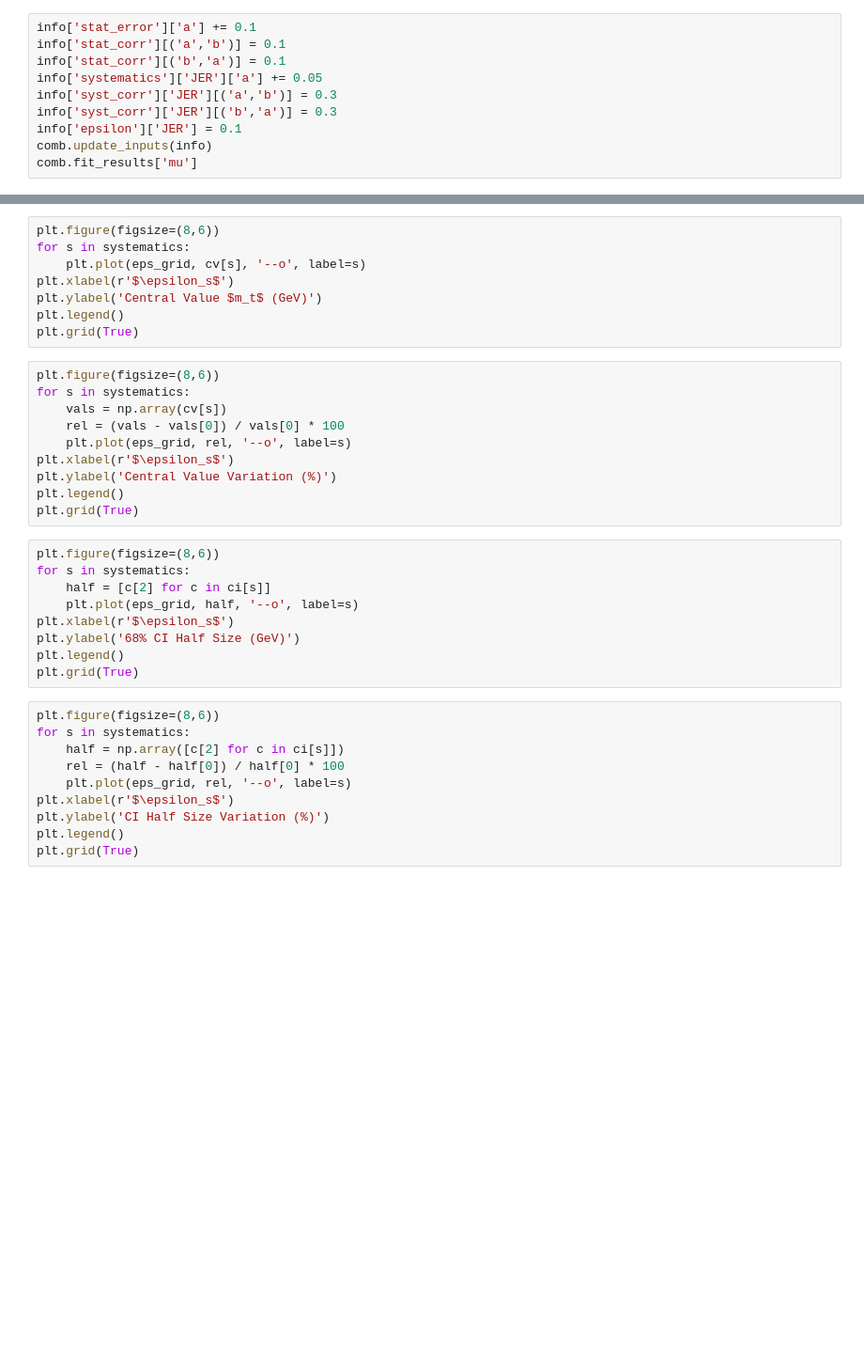
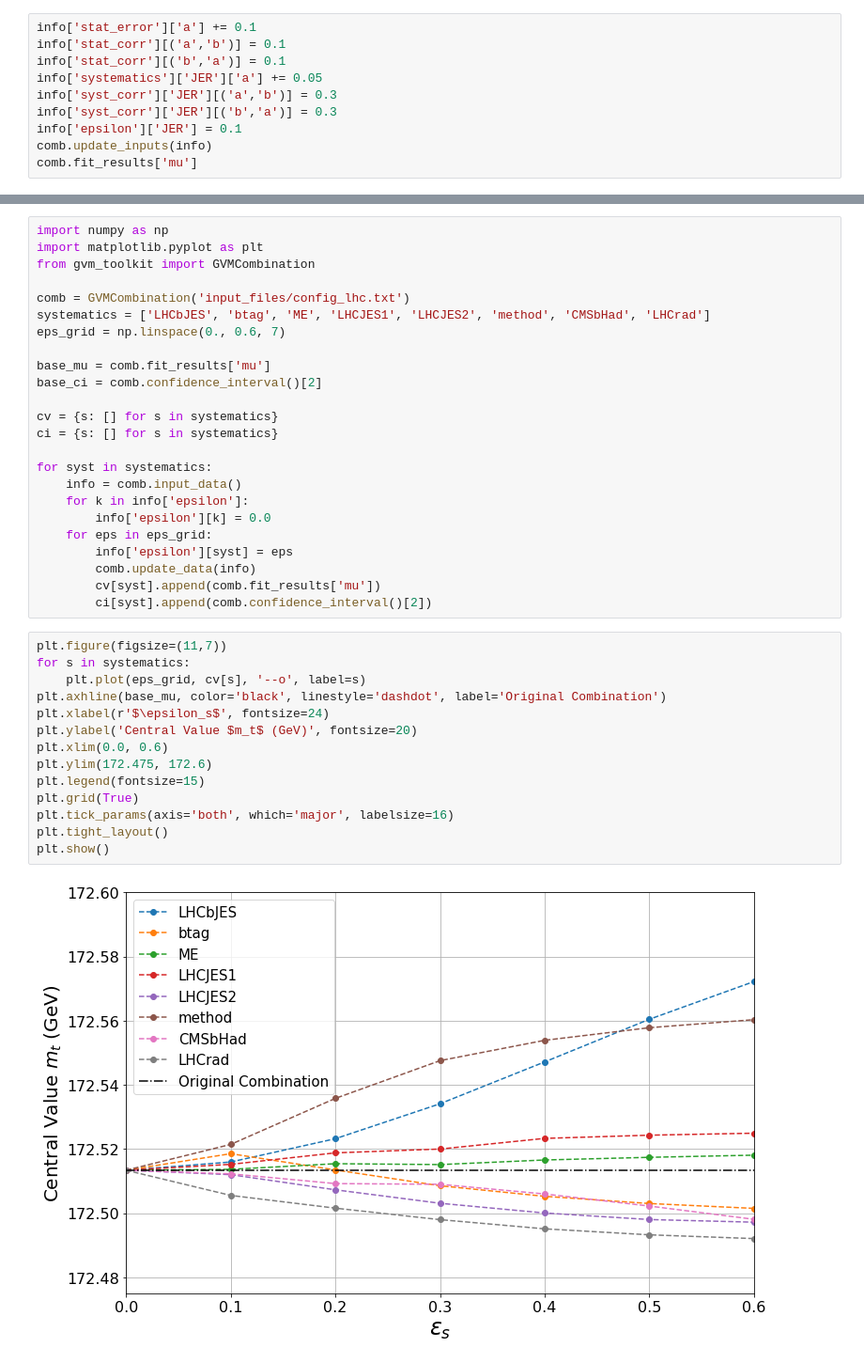
Before and after one commit to EnzoCanonero/GVM-Combinations, a Jupyter notebook: lhc_test.ipynb, the cells around one changed output, grey strips where cells are left out. Shown: that part at 94% size. Saved outputs shown, nothing was run; the diff lists cells and outputs as text; blank space fills up the shorter version.

Commit message:
docs: refine LHC error-on-error scan plots

```diff
--- a/lhc_test.ipynb
+++ b/lhc_test.ipynb
@@ -124,37 +103,40 @@ for syst in systematics:
-# %%
-plt.figure(figsize=(8,6))
-for s in systematics:
-    plt.plot(eps_grid, cv[s], '--o', label=s)
-plt.xlabel(r'$\epsilon_s$')
-plt.ylabel('Central Value $m_t$ (GeV)')
-plt.legend()
-plt.grid(True)
-# %%
-plt.figure(figsize=(8,6))
-for s in systematics:
-    vals = np.array(cv[s])
-    rel = (vals - vals[0]) / vals[0] * 100
-    plt.plot(eps_grid, rel, '--o', label=s)
-plt.xlabel(r'$\epsilon_s$')
-plt.ylabel('Central Value Variation (%)')
-plt.legend()
-plt.grid(True)
-# %%
-plt.figure(figsize=(8,6))
-for s in systematics:
-    half = [c[2] for c in ci[s]]
-    plt.plot(eps_grid, half, '--o', label=s)
-plt.xlabel(r'$\epsilon_s$')
-plt.ylabel('68% CI Half Size (GeV)')
-plt.legend()
-plt.grid(True)
-# %%
-plt.figure(figsize=(8,6))
-for s in systematics:
-    half = np.array([c[2] for c in ci[s]])
-    rel = (half - half[0]) / half[0] * 100
-    plt.plot(eps_grid, rel, '--o', label=s)
-plt.xlabel(r'$\epsilon_s$')
-plt.ylabel('CI Half Size Variation (%)')
-plt.legend()
-plt.grid(True)
+# %%
+import numpy as np
+import matplotlib.pyplot as plt
+from gvm_toolkit import GVMCombination
+
+comb = GVMCombination('input_files/config_lhc.txt')
+systematics = ['LHCbJES', 'btag', 'ME', 'LHCJES1', 'LHCJES2', 'method', 'CMSbHad', 'LHCrad']
+eps_grid = np.linspace(0., 0.6, 7)
+
+base_mu = comb.fit_results['mu']
+base_ci = comb.confidence_interval()[2]
+
+cv = {s: [] for s in systematics}
+ci = {s: [] for s in systematics}
+
+for syst in systematics:
+    info = comb.input_data()
+    for k in info['epsilon']:
+        info['epsilon'][k] = 0.0
+    for eps in eps_grid:
+        info['epsilon'][syst] = eps
+        comb.update_data(info)
+        cv[syst].append(comb.fit_results['mu'])
+        ci[syst].append(comb.confidence_interval()[2])
+# %%
+plt.figure(figsize=(11,7))
+for s in systematics:
+    plt.plot(eps_grid, cv[s], '--o', label=s)
+plt.axhline(base_mu, color='black', linestyle='dashdot', label='Original Combination')
+plt.xlabel(r'$\epsilon_s$', fontsize=24)
+plt.ylabel('Central Value $m_t$ (GeV)', fontsize=20)
+plt.xlim(0.0, 0.6)
+plt.ylim(172.475, 172.6)
+plt.legend(fontsize=15)
+plt.grid(True)
+plt.tick_params(axis='both', which='major', labelsize=16)
+plt.tight_layout()
+plt.show()
+# %% [output]
+[figure, added]
```
Also changed, not shown: parts of 6 cells of this notebook.
